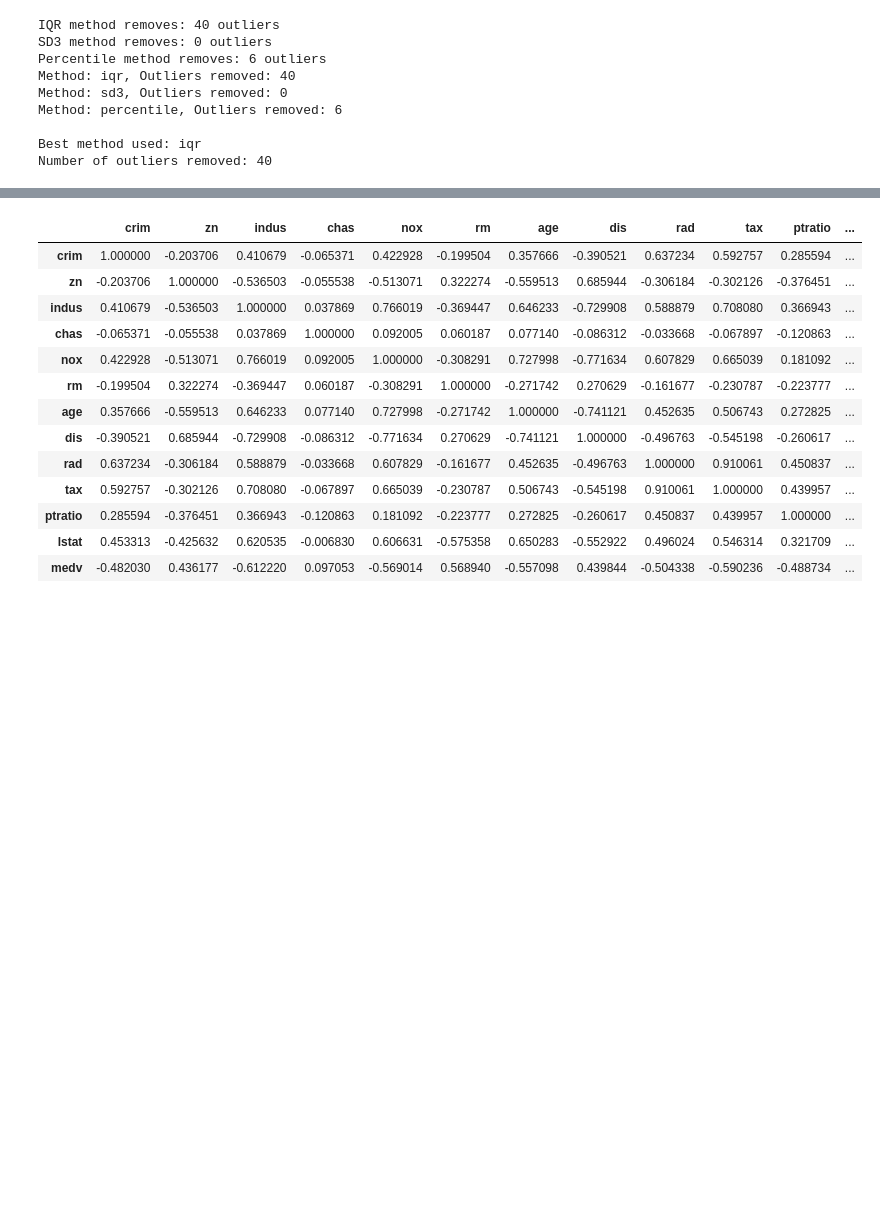
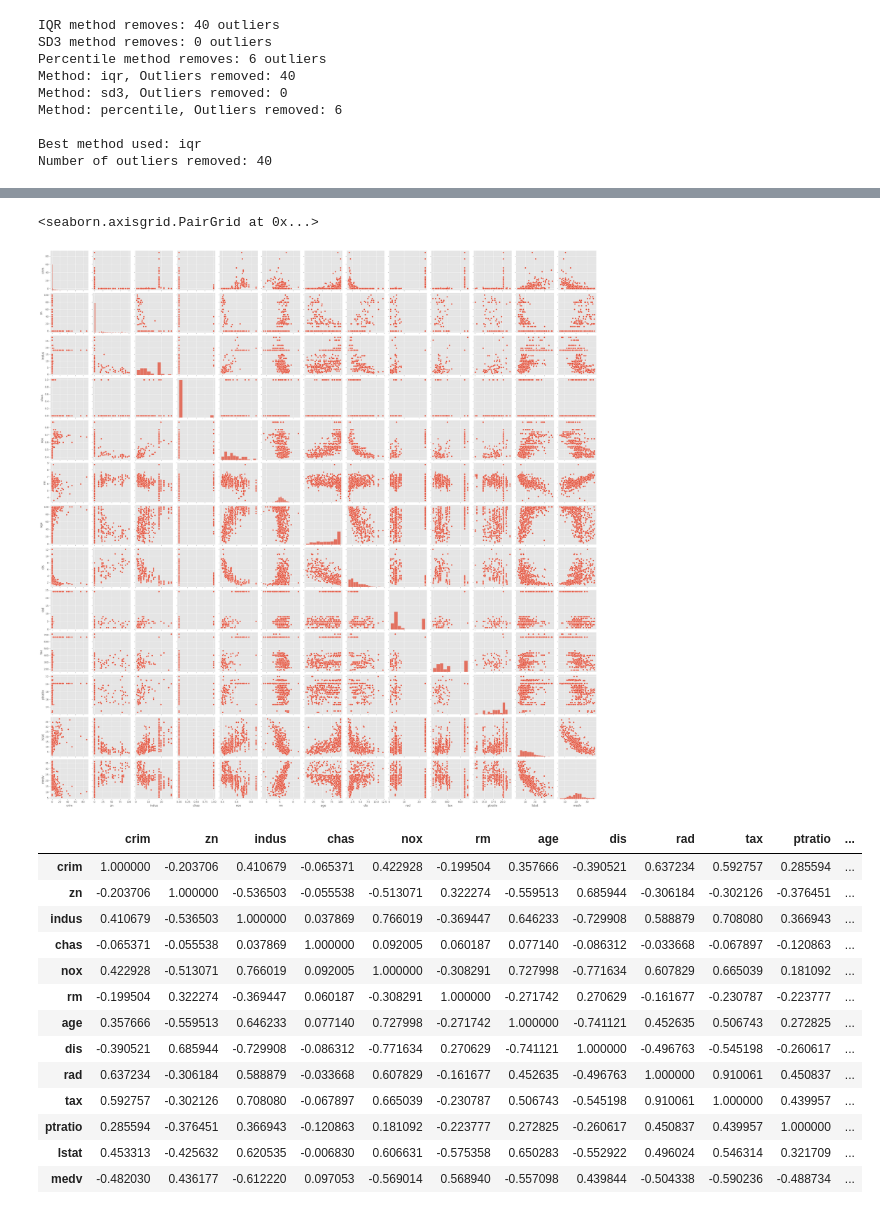
Before and after one commit to nikhil9066/API-model, a Jupyter notebook: model/boston_2.ipynb, the cells around one changed output, grey strips where cells are left out. Cells and saved outputs as stored; diff of their text form; code cells hidden in the pictures; blank space fills up the shorter version.

```diff
--- a/model/boston_2.ipynb
+++ b/model/boston_2.ipynb
@@ -167,7 +183,10 @@ ipp.interModel(df_outlier_cleaned, predictor_variable, "outliers_removed_iqr")
 # %%
 # ipp.plot_numerical_columns(df_outlier_cleaned)
 # %%
-# ipp.sns.pairplot(df_outlier_cleaned)
+ipp.sns.pairplot(df_outlier_cleaned)
+# %% [output]
+<seaborn.axisgrid.PairGrid at 0x...>
+[figure, added]
 # %%
 corr_mat=df_outlier_cleaned.corr()
 corr_mat
```
Also changed, not shown: parts of 39 cells of this notebook, 2 other files.
